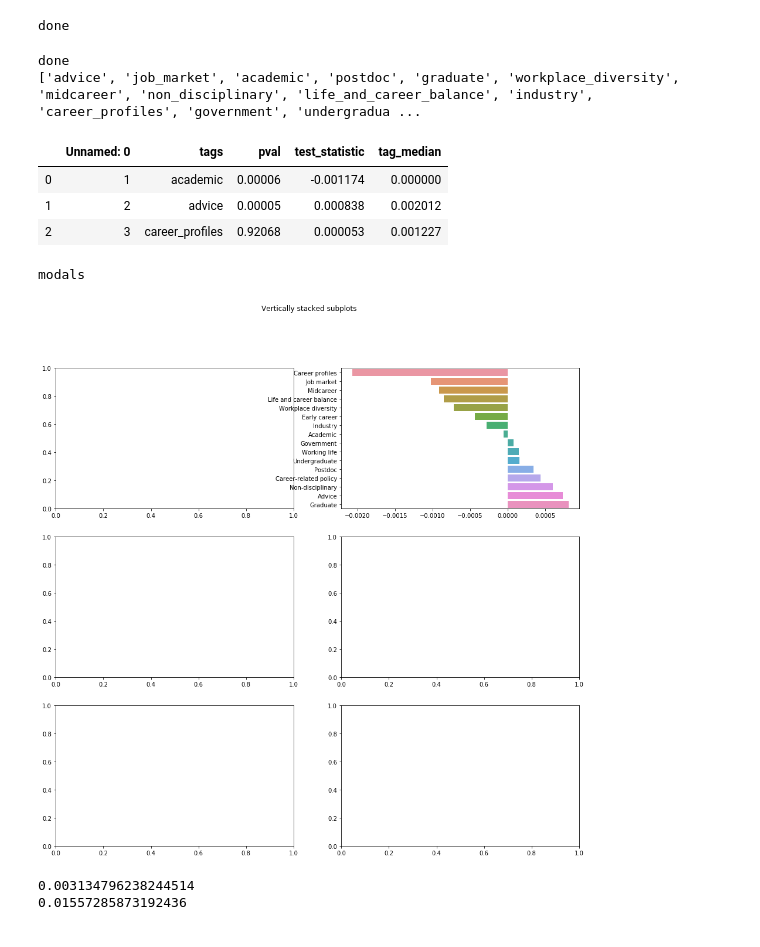
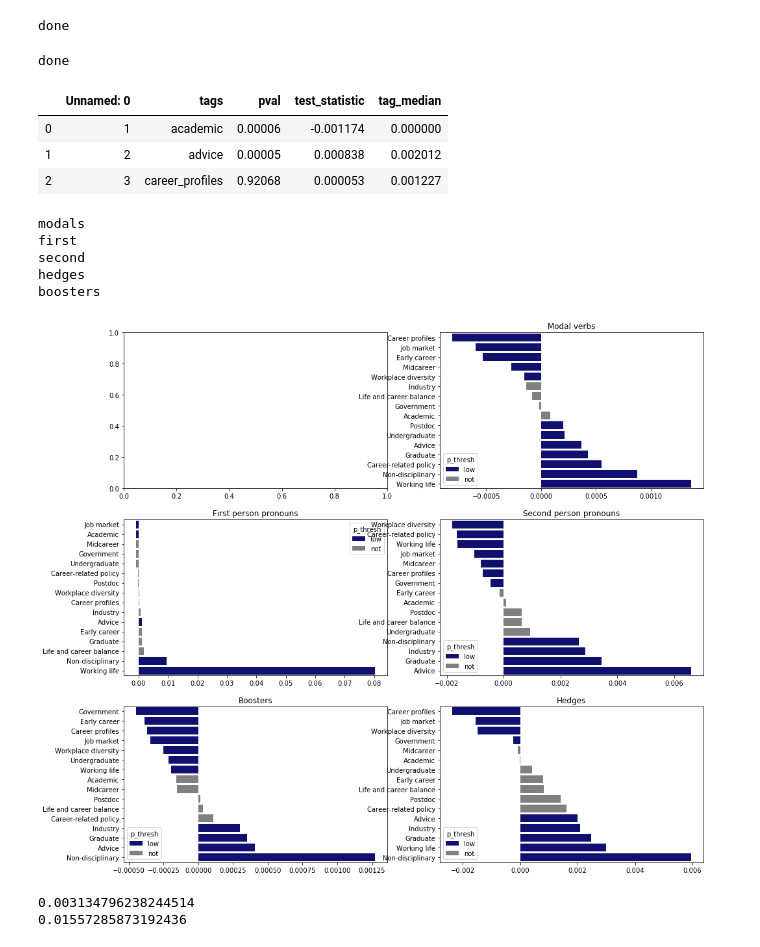
Before and after one commit to crboothb/sciencemag-careers-analysis, a Jupyter notebook: scripts/bar_graph_revised.ipynb, the cells around one changed output. Cells and saved outputs as stored; diff of their text form; code cells hidden in the pictures.

Commit message:
bargraph with significance levels

```diff
--- a/scripts/bar_graph_revised.ipynb
+++ b/scripts/bar_graph_revised.ipynb
@@ -76,10 +76,17 @@ categories = new_categories
 
 plots = ["modals","first","second","hedges","boosters"]
 
+word_type_labels = {
+    "modals":"Modal verbs",
+    "first":"First person pronouns",
+    "second":"Second person pronouns",
+    "hedges":"Hedges",
+    "boosters":"Boosters"
+    }
+
 # print(categories)
 # %% [output]
 done
-['advice', 'job_market', 'academic', 'postdoc', 'graduate', 'workplace_diversity', 'midcareer', 'non_disciplinary', 'life_and_career_balance', 'industry', 'career_profiles', 'government', 'undergradua ...
 # %%
 perm_first = pd.read_csv("../data/bargraph_data/first_sig_test.csv")
 perm_second = pd.read_csv("../data/bargraph_data/second_sig_test.csv")
@@ -140,6 +155,7 @@ perm_first.head(3)
 # sns.barplot(y = "category", x = "first_comp",ax=axs[0,0], data = overall)
 # sns.barplot(y = "category", x = "second_comp",ax=axs[0,1], data = overall)
 # %%
+
 def tag_med_process(full_df, categories, word_type):
     cat_medians = []
 
@@ -168,8 +184,6 @@ def tag_med_process(full_df, categories, word_type):
     overall = pd.DataFrame({"category":categories,"median":cat_medians})
     return(overall)
 
-    #######
-
 def overall_comparison(full_df, word_type):
     if word_type == "first" or word_type == "second":
         counts_df = clh.pronouns(full_df)
@@ -189,6 +203,21 @@ def overall_comparison(full_df, word_type):
     all_overall_first = np.median(counts_df["frac"])
     return(all_overall_first)
 
+def get_significance(sig_df, item, categories):
+    p_thresh = []
+    for cat in categories:
+        # print(cat)
+        # print(sig_df.get_value(sig_df.loc[sig_df["tags"] == cat].index[0],"pval"))
+        sig = sig_df.get_value(sig_df.loc[sig_df["tags"] == cat].index[0],"pval")
+        if sig < 0.001:
+            p = "low"
+        # elif sig < 0.01:
+        #     p = "mod"
+        else:
+            p = "not"
+        # print(p)
+        p_thresh.append(p)
+    return(p_thresh)
 
 def position(item):
     j=1
@@ -205,34 +234,53 @@ def position(item):
     return(i,j)
 # %%
 fig, axs = plt.subplots(3,2)
-fig.suptitle('Vertically stacked subplots')
+# fig.suptitle('Vertically stacked subplots')
 # fig.figure(figsize=(12, 8))
 fig.set_figheight(15)
 fig.set_figwidth(16)
 
-i=0
-j=1
+color_dict = dict({'low':'navy',
+                  'mod':'lightblue',
+                  'not': 'gray'
+                  })
 
-# for item in plots:
-for item in ["modals"]:
+for item in plots:
+# for item in ["modals"]:
     print(item)
     i,j = position(item)
     overall = tag_med_process(full_df=full_df, categories=categories, word_type=item)
     baseline = overall_comparison(full_df=full_df, word_type=item)
 
     overall["dif"] = overall["median"]-baseline
     overall = overall.sort_values(by="dif")
+
+    # significance tests
+    sig_df = sig_tests[item]
+    temp_cats =  overall["category"]
+    p_thresh = get_significance(sig_df = sig_df, item = item, categories = temp_cats)
+    # print(p_thresh)
+    overall["p_thresh"] = p_thresh
+
     overall["category"] = [formal_labels[cat] for cat in overall["category"]]
-
-    sns.barplot(y = "category", x = "dif",ax=axs[i,j], data = overall)
+    sns.barplot(y = "category", x = "dif",
+    hue = "p_thresh",
+    palette = color_dict,
+    dodge=False,
+    # legend=False,
+    ax=axs[i,j],
+    data = overall)
+    axs[i,j].set_title(word_type_labels[item])
 
 for ax in axs.flat:
     ax.set_ylabel('')
     ax.set_xlabel('')
-fig.
 # %% [output]
 modals
+first
+second
+hedges
+boosters
-[figure, old version]
+[figure, new version]
 # %%
 # # averages overall
 
```
Also changed, not shown: parts of 1 cell of this notebook.
